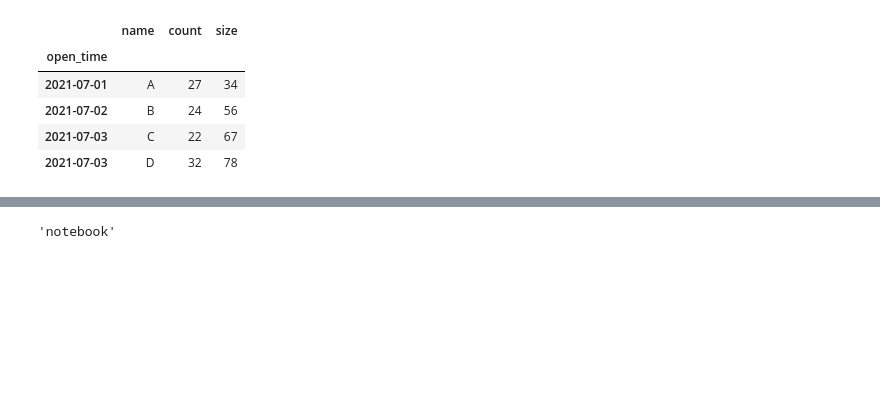
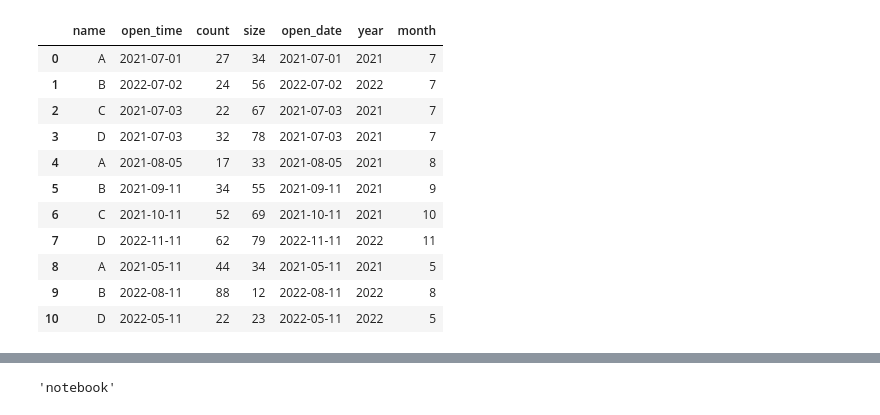
Before and after one commit to kelumKP/CIS7029, a Jupyter notebook: dt_range_sample.ipynb, the cells around one changed output, grey strips where cells are left out. Cells and saved outputs as stored; diff of their text form; code cells hidden in the pictures; blank space fills up the shorter version.

```diff
--- a/dt_range_sample.ipynb
+++ b/dt_range_sample.ipynb
@@ -29,11 +37,24 @@ df
+# %%
+df['year'] = pd.to_datetime(df['open_time']).dt.year
+df['month'] = pd.to_datetime(df['open_time']).dt.month
+
+df
+# %% [output]
+|  | name | open_time | count | size | open_date | year | month |
+| 0 | A | 2021-07-01 | 27 | 34 | 2021-07-01 | 2021 | 7 |
+| 1 | B | 2022-07-02 | 24 | 56 | 2022-07-02 | 2022 | 7 |
+| 2 | C | 2021-07-03 | 22 | 67 | 2021-07-03 | 2021 | 7 |
+| 3 | D | 2021-07-03 | 32 | 78 | 2021-07-03 | 2021 | 7 |
+| 4 | A | 2021-08-05 | 17 | 33 | 2021-08-05 | 2021 | 8 |
+| 5 | B | 2021-09-11 | 34 | 55 | 2021-09-11 | 2021 | 9 |
+| 6 | C | 2021-10-11 | 52 | 69 | 2021-10-11 | 2021 | 10 |
+| 7 | D | 2022-11-11 | 62 | 79 | 2022-11-11 | 2022 | 11 |
+| 8 | A | 2021-05-11 | 44 | 34 | 2021-05-11 | 2021 | 5 |
+| 9 | B | 2022-08-11 | 88 | 12 | 2022-08-11 | 2022 | 8 |
+| 10 | D | 2022-05-11 | 22 | 23 | 2022-05-11 | 2022 | 5 |
 # %%
+idf = df.interactive()
+
+
 
 df.set_index('open_time', inplace=True)
-df
-# %% [output]
-|  | name | count | size |
-| open_time |  |  |  |
-| 2021-07-01 | A | 27 | 34 |
-| 2021-07-02 | B | 24 | 56 |
-| 2021-07-03 | C | 22 | 67 |
-| 2021-07-03 | D | 32 | 78 |
```
Also changed, not shown: parts of 12 cells of this notebook, 2 other files.
